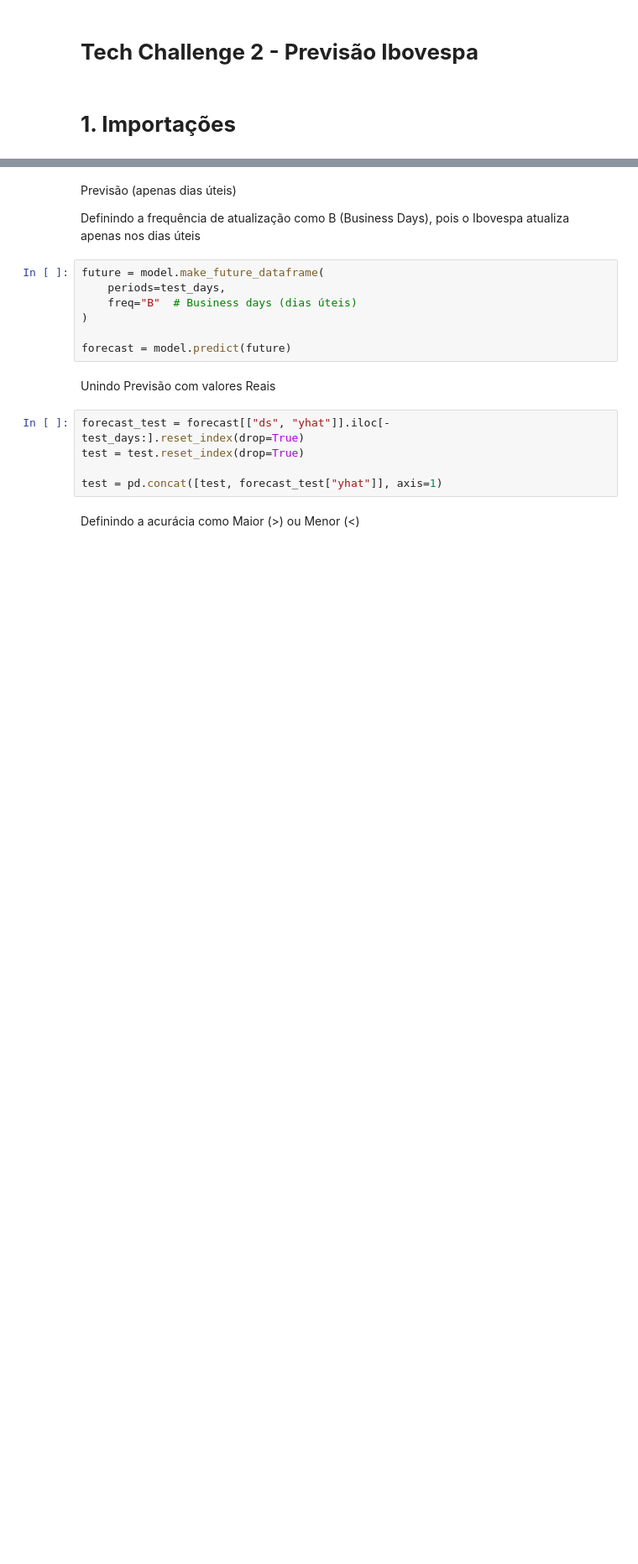
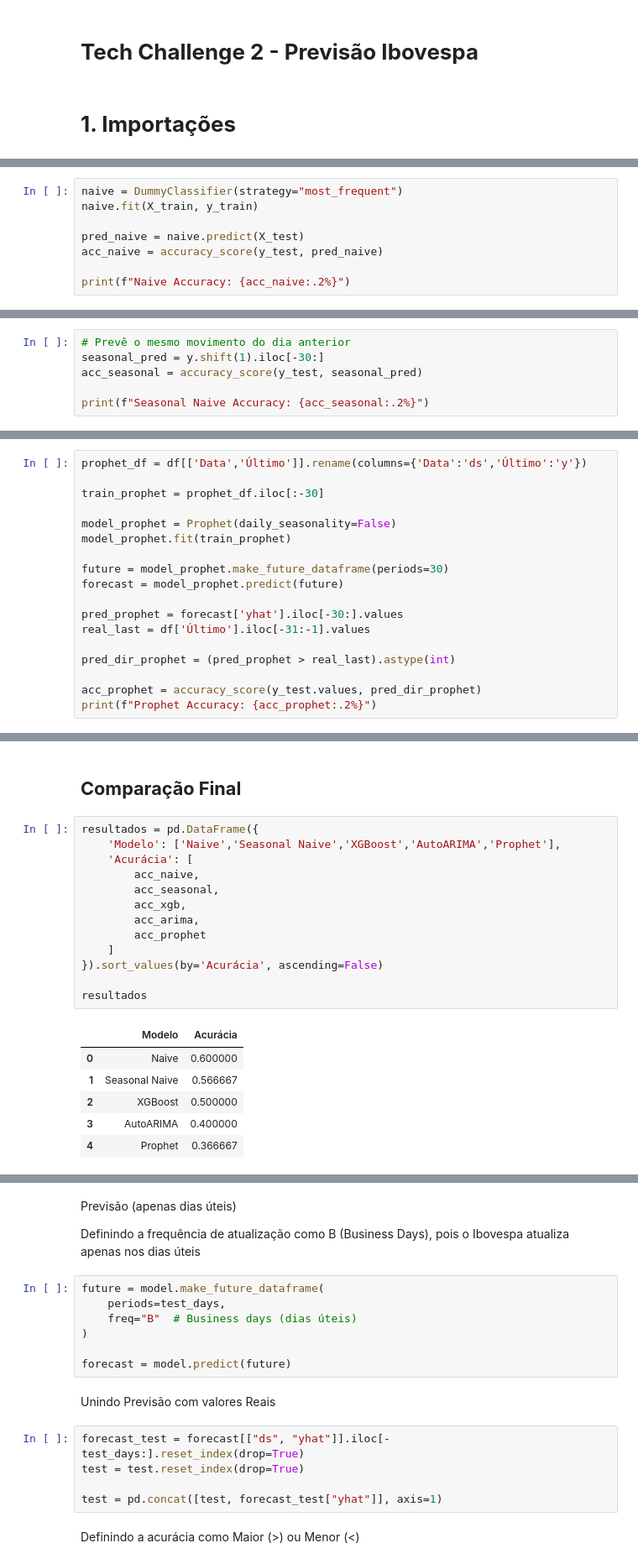
Before and after one commit to pedrolucena-data/tech_challenge_2, a Jupyter notebook: previsao_ibovespa.ipynb, the cells around one changed output, grey strips where cells are left out. Shown at 84% size. Drawn from its saved outputs; the diff is of its cells as text; blank space fills up the shorter version.

```diff
--- a/previsao_ibovespa.ipynb
+++ b/previsao_ibovespa.ipynb
@@ -191,0 +176,8 @@ model.fit(train)
+# %%
+naive = DummyClassifier(strategy="most_frequent")
+naive.fit(X_train, y_train)
+
+pred_naive = naive.predict(X_test)
+acc_naive = accuracy_score(y_test, pred_naive)
+
+print(f"Naive Accuracy: {acc_naive:.2%}")
@@ -191,0 +188,6 @@ model.fit(train)
+# %%
+# Prevê o mesmo movimento do dia anterior
+seasonal_pred = y.shift(1).iloc[-30:]
+acc_seasonal = accuracy_score(y_test, seasonal_pred)
+
+print(f"Seasonal Naive Accuracy: {acc_seasonal:.2%}")
@@ -191,0 +239,18 @@ model.fit(train)
+# %%
+prophet_df = df[['Data','Último']].rename(columns={'Data':'ds','Último':'y'})
+
+train_prophet = prophet_df.iloc[:-30]
+
+model_prophet = Prophet(daily_seasonality=False)
+model_prophet.fit(train_prophet)
+
+future = model_prophet.make_future_dataframe(periods=30)
+forecast = model_prophet.predict(future)
+
+pred_prophet = forecast['yhat'].iloc[-30:].values
+real_last = df['Último'].iloc[-31:-1].values
+
+pred_dir_prophet = (pred_prophet > real_last).astype(int)
+
+acc_prophet = accuracy_score(y_test.values, pred_dir_prophet)
+print(f"Prophet Accuracy: {acc_prophet:.2%}")
@@ -191,0 +261,22 @@ model.fit(train)
+# %% [markdown]
+## **Comparação Final**
+# %%
+resultados = pd.DataFrame({
+    'Modelo': ['Naive','Seasonal Naive','XGBoost','AutoARIMA','Prophet'],
+    'Acurácia': [
+        acc_naive,
+        acc_seasonal,
+        acc_xgb,
+        acc_arima,
+        acc_prophet
+    ]
+}).sort_values(by='Acurácia', ascending=False)
+
+resultados
+# %% [output]
+|  | Modelo | Acurácia |
+| 0 | Naive | 0.600000 |
+| 1 | Seasonal Naive | 0.566667 |
+| 2 | XGBoost | 0.500000 |
+| 3 | AutoARIMA | 0.400000 |
+| 4 | Prophet | 0.366667 |
```
Also changed, not shown: parts of 49 cells of this notebook, 2 other files.
